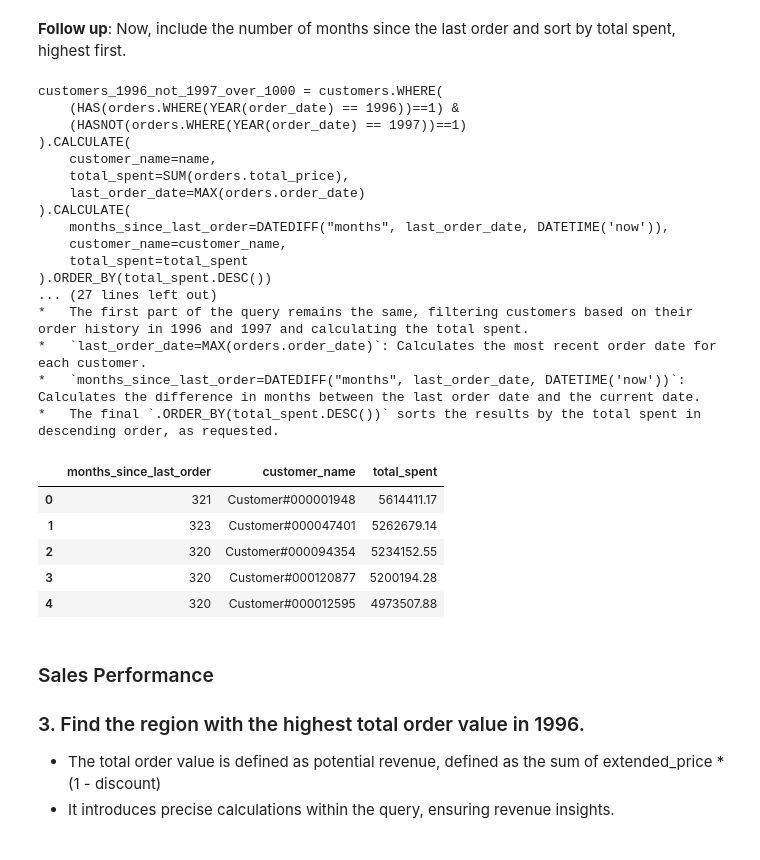
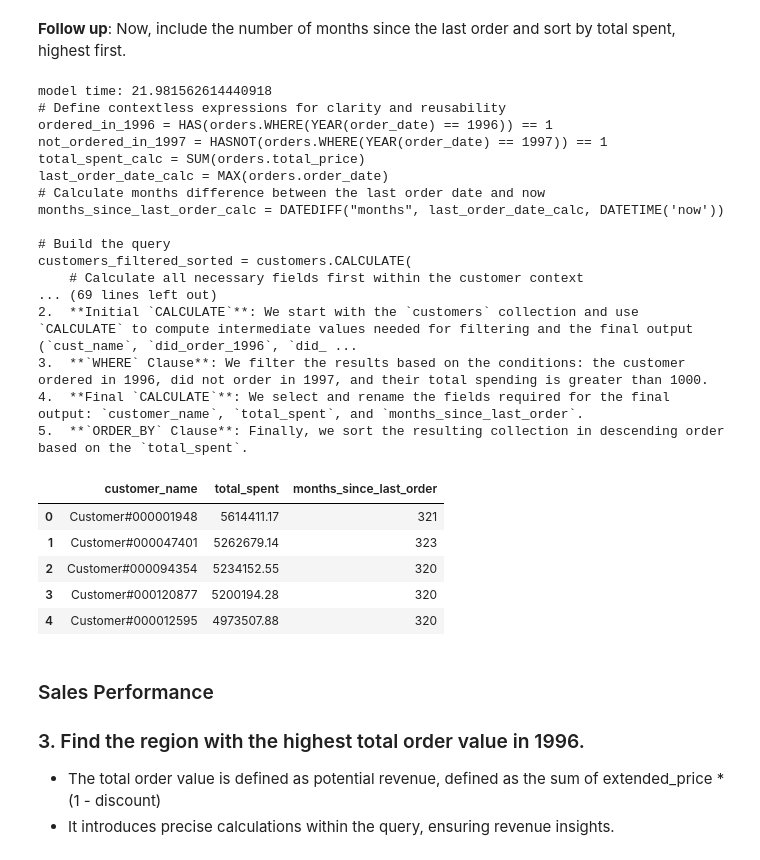
Before and after one commit to bodo-ai/text2pydough, a Jupyter notebook: workbench/AAraya/dev/llm_demo_final_vRK_v2.ipynb, the cells around one changed output. Saved outputs shown, nothing was run; the diff lists cells and outputs as text; code cells hidden in the pictures.

```diff
--- a/workbench/AAraya/dev/llm_demo_final_vRK_v2.ipynb
+++ b/workbench/AAraya/dev/llm_demo_final_vRK_v2.ipynb
@@ -644,34 +654,34 @@ Okay, let's break this down into smaller parts.
 **Follow up**: Now, include the number of months since the last order and sort by total spent, highest first.
 # %%
 result2 = client.discourse(result,
-"Now, include the number of months since the last order and sort by total spent, highest first.")
+"Also, include the number of months since the last order and sort by total spent, highest first.")
 
 print(result2.full_explanation)
 result2.df.head()
 # %% [output]
-customers_1996_not_1997_over_1000 = customers.WHERE(
-    (HAS(orders.WHERE(YEAR(order_date) == 1996))==1) &
-    (HASNOT(orders.WHERE(YEAR(order_date) == 1997))==1)
-).CALCULATE(
-    customer_name=name,
-    total_spent=SUM(orders.total_price),
-    last_order_date=MAX(orders.order_date)
-).CALCULATE(
-    months_since_last_order=DATEDIFF("months", last_order_date, DATETIME('now')),
-    customer_name=customer_name,
-    total_spent=total_spent
-).ORDER_BY(total_spent.DESC())
-... (27 lines left out)
-*   The first part of the query remains the same, filtering customers based on their order history in 1996 and 1997 and calculating the total spent.
-*   `last_order_date=MAX(orders.order_date)`: Calculates the most recent order date for each customer.
-*   `months_since_last_order=DATEDIFF("months", last_order_date, DATETIME('now'))`: Calculates the difference in months between the last order date and the current date.
-*   The final `.ORDER_BY(total_spent.DESC())` sorts the results by the total spent in descending order, as requested.
+model time: 21.981562614440918
+# Define contextless expressions for clarity and reusability
+ordered_in_1996 = HAS(orders.WHERE(YEAR(order_date) == 1996)) == 1
+not_ordered_in_1997 = HASNOT(orders.WHERE(YEAR(order_date) == 1997)) == 1
+total_spent_calc = SUM(orders.total_price)
+last_order_date_calc = MAX(orders.order_date)
+# Calculate months difference between the last order date and now
+months_since_last_order_calc = DATEDIFF("months", last_order_date_calc, DATETIME('now'))
+
+# Build the query
+customers_filtered_sorted = customers.CALCULATE(
+    # Calculate all necessary fields first within the customer context
+... (69 lines left out)
+2.  **Initial `CALCULATE`**: We start with the `customers` collection and use `CALCULATE` to compute intermediate values needed for filtering and the final output (`cust_name`, `did_order_1996`, `did_ ...
+3.  **`WHERE` Clause**: We filter the results based on the conditions: the customer ordered in 1996, did not order in 1997, and their total spending is greater than 1000.
+4.  **Final `CALCULATE`**: We select and rename the fields required for the final output: `customer_name`, `total_spent`, and `months_since_last_order`.
+5.  **`ORDER_BY` Clause**: Finally, we sort the resulting collection in descending order based on the `total_spent`.
-|  | months_since_last_order | customer_name | total_spent |
-| 0 | 321 | Customer#000001948 | 5614411.17 |
-| 1 | 323 | Customer#000047401 | 5262679.14 |
-| 2 | 320 | Customer#000094354 | 5234152.55 |
-| 3 | 320 | Customer#000120877 | 5200194.28 |
-| 4 | 320 | Customer#000012595 | 4973507.88 |
+|  | customer_name | total_spent | months_since_last_order |
+| 0 | Customer#000001948 | 5614411.17 | 321 |
+| 1 | Customer#000047401 | 5262679.14 | 323 |
+| 2 | Customer#000094354 | 5234152.55 | 320 |
+| 3 | Customer#000120877 | 5200194.28 | 320 |
+| 4 | Customer#000012595 | 4973507.88 | 320 |
 # %% [markdown]
 ### Sales Performance
 
```
Also changed, not shown: parts of 10 cells of this notebook, 2 other files.
